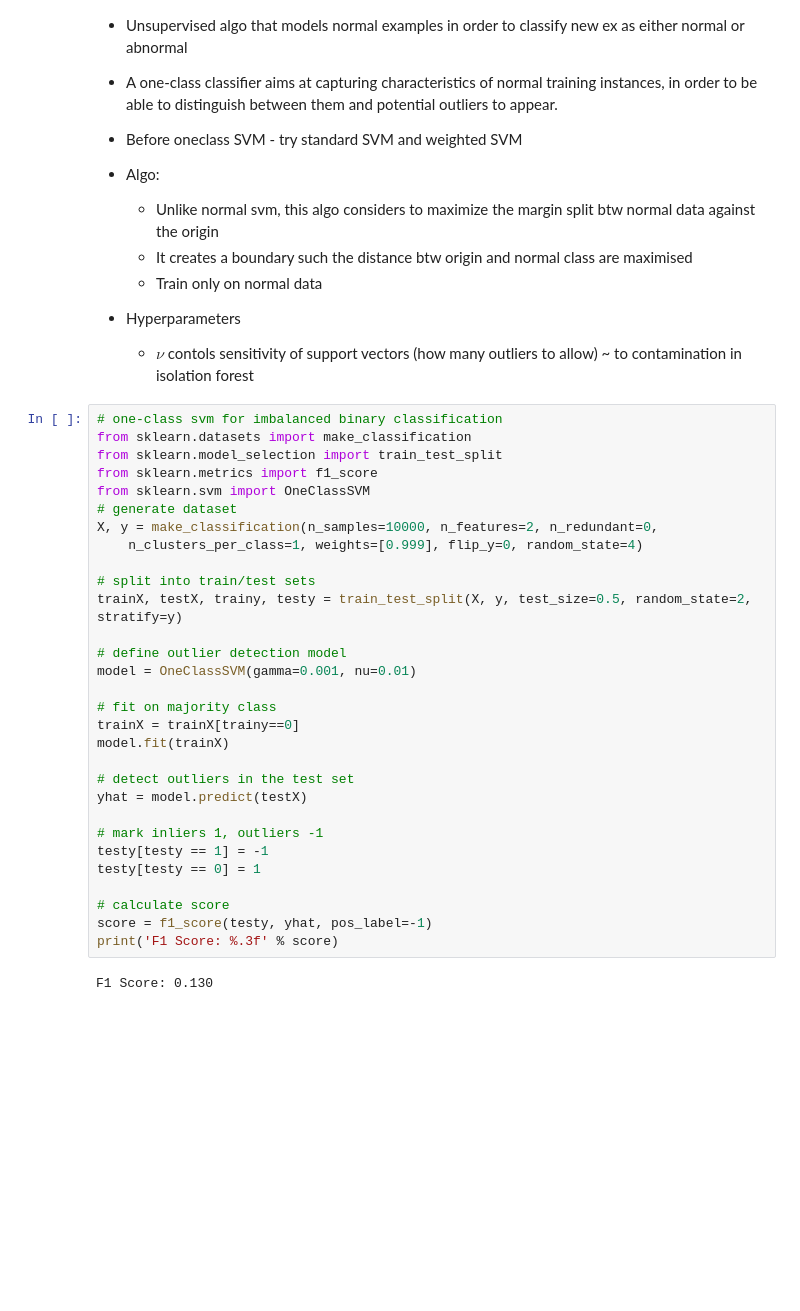
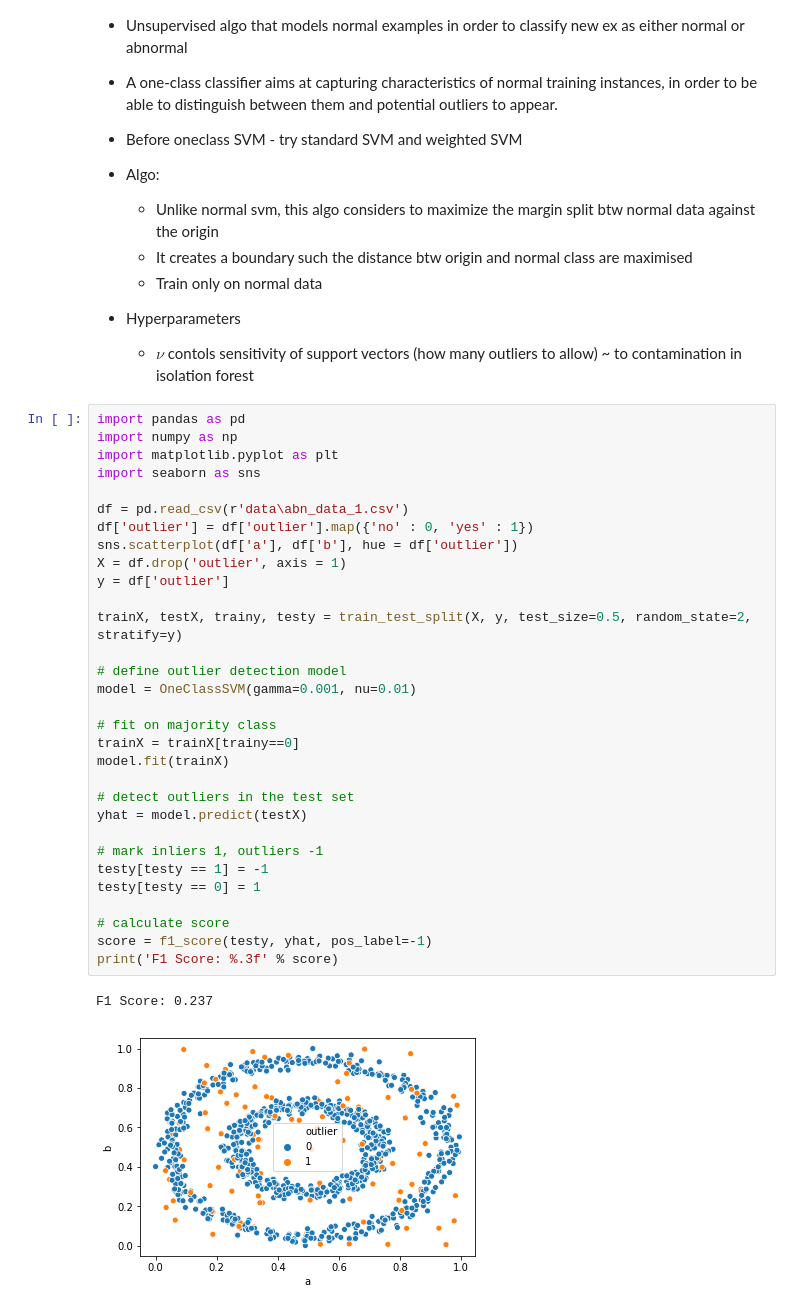
Before and after one commit to arsenallover/ML_From_Scratch, a Jupyter notebook: Anomaly_Detection/One Class SVM.ipynb, the cells around one changed output. Cells and saved outputs as stored; diff of their text form; blank space fills up the shorter version.

```diff
--- a/Anomaly_Detection/One Class SVM.ipynb
+++ b/Anomaly_Detection/One Class SVM.ipynb
@@ -12,34 +12,36 @@
 * Hyperparameters
     * $\nu$ contols sensitivity of support vectors (how many outliers to allow) ~ to contamination in isolation forest
 # %%
-# one-class svm for imbalanced binary classification
-from sklearn.datasets import make_classification
-from sklearn.model_selection import train_test_split
-from sklearn.metrics import f1_score
-from sklearn.svm import OneClassSVM
-# generate dataset
-X, y = make_classification(n_samples=10000, n_features=2, n_redundant=0,
-	n_clusters_per_class=1, weights=[0.999], flip_y=0, random_state=4)
+import pandas as pd
+import numpy as np
+import matplotlib.pyplot as plt
+import seaborn as sns
 
-# split into train/test sets
+df = pd.read_csv(r'data\abn_data_1.csv')
+df['outlier'] = df['outlier'].map({'no' : 0, 'yes' : 1})
+sns.scatterplot(df['a'], df['b'], hue = df['outlier'])
+X = df.drop('outlier', axis = 1)
+y = df['outlier']
+
 trainX, testX, trainy, testy = train_test_split(X, y, test_size=0.5, random_state=2, stratify=y)
 
 # define outlier detection model
 model = OneClassSVM(gamma=0.001, nu=0.01)
 
 # fit on majority class
 trainX = trainX[trainy==0]
 model.fit(trainX)
 
 # detect outliers in the test set
 yhat = model.predict(testX)
 
 # mark inliers 1, outliers -1
 testy[testy == 1] = -1
 testy[testy == 0] = 1
 
 # calculate score
 score = f1_score(testy, yhat, pos_label=-1)
 print('F1 Score: %.3f' % score)
 # %% [output]
-F1 Score: 0.130
+F1 Score: 0.237
+[figure, added]
```
Also changed, not shown: parts of 1 cell of this notebook.
